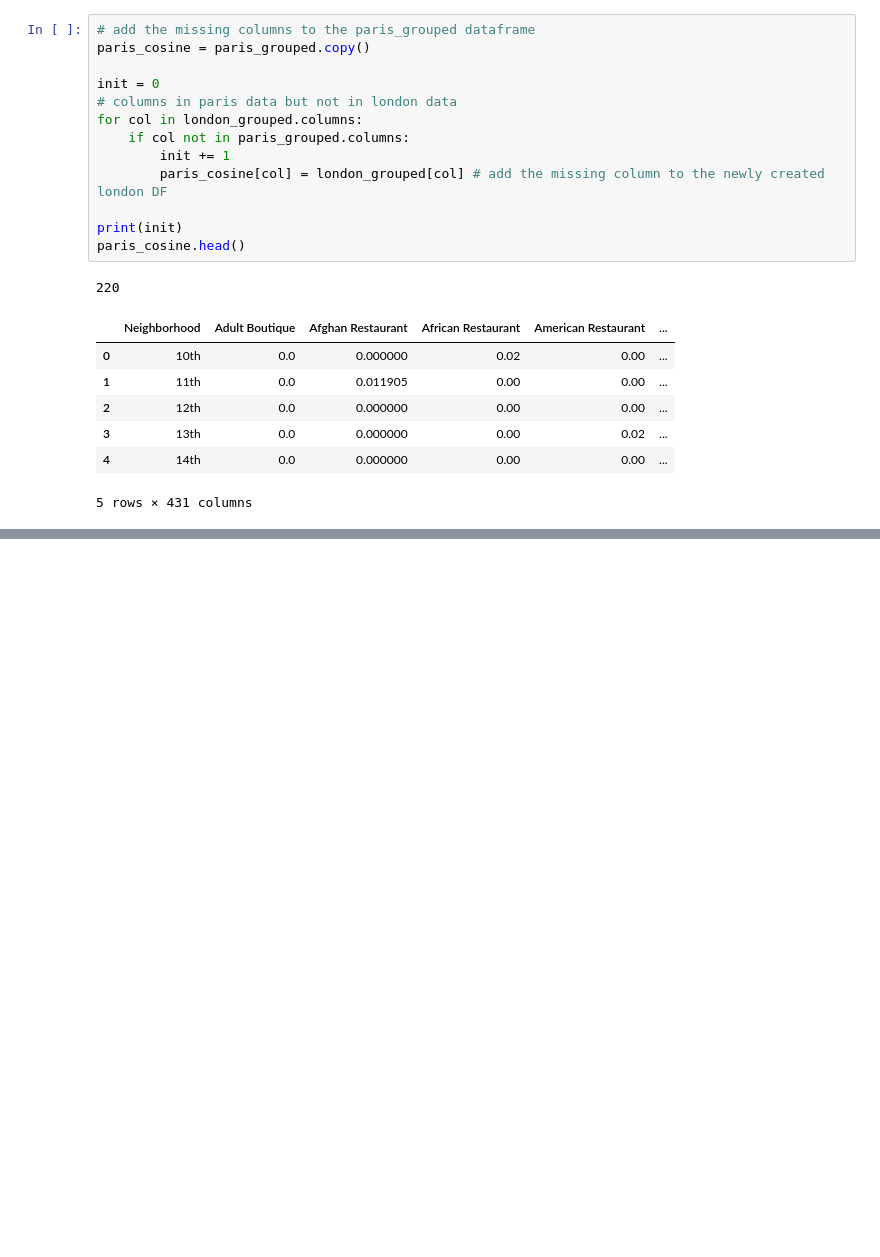
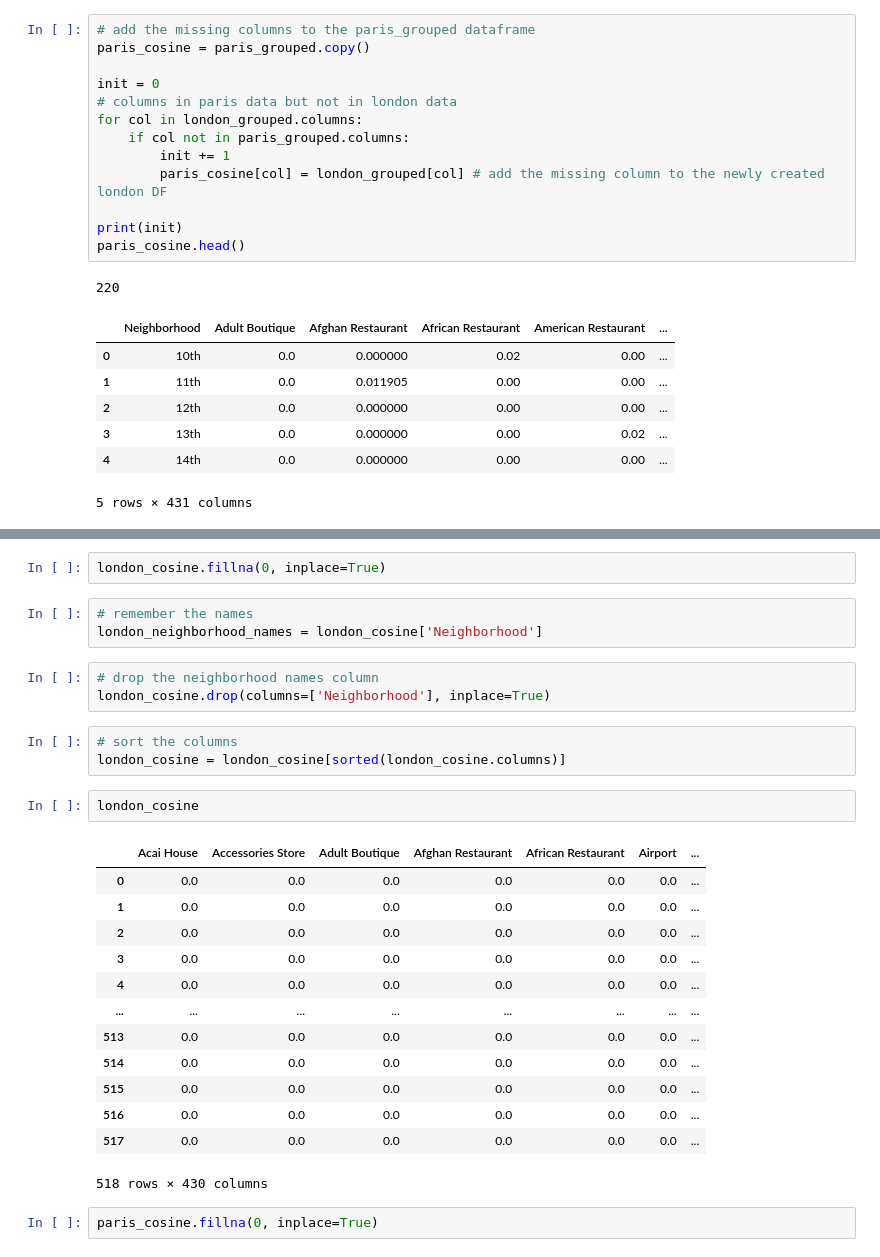
Before and after one commit to archiebye/Coursera_Capstone, a Jupyter notebook: Final_Project/Data_Analysis.ipynb, the cells around one changed output, grey strips where cells are left out. Cells and saved outputs as stored; diff of their text form; blank space fills up the shorter version.

```diff
--- a/Final_Project/Data_Analysis.ipynb
+++ b/Final_Project/Data_Analysis.ipynb
@@ -1333,0 +1371,29 @@ paris_cosine['Zoo Exhibit'].sum()
+# %%
+london_cosine.fillna(0, inplace=True)
+# %%
+# remember the names
+london_neighborhood_names = london_cosine['Neighborhood']
+# %%
+# drop the neighborhood names column
+london_cosine.drop(columns=['Neighborhood'], inplace=True)
+# %%
+# sort the columns
+london_cosine = london_cosine[sorted(london_cosine.columns)]
+# %%
+london_cosine
+# %% [output]
+|  | Acai House | Accessories Store | Adult Boutique | Afghan Restaurant | African Restaurant | Airport | ... |
+| 0 | 0.0 | 0.0 | 0.0 | 0.0 | 0.0 | 0.0 | ... |
+| 1 | 0.0 | 0.0 | 0.0 | 0.0 | 0.0 | 0.0 | ... |
+| 2 | 0.0 | 0.0 | 0.0 | 0.0 | 0.0 | 0.0 | ... |
+| 3 | 0.0 | 0.0 | 0.0 | 0.0 | 0.0 | 0.0 | ... |
+| 4 | 0.0 | 0.0 | 0.0 | 0.0 | 0.0 | 0.0 | ... |
+| ... | ... | ... | ... | ... | ... | ... | ... |
+| 513 | 0.0 | 0.0 | 0.0 | 0.0 | 0.0 | 0.0 | ... |
+| 514 | 0.0 | 0.0 | 0.0 | 0.0 | 0.0 | 0.0 | ... |
+| 515 | 0.0 | 0.0 | 0.0 | 0.0 | 0.0 | 0.0 | ... |
+| 516 | 0.0 | 0.0 | 0.0 | 0.0 | 0.0 | 0.0 | ... |
+| 517 | 0.0 | 0.0 | 0.0 | 0.0 | 0.0 | 0.0 | ... |
+518 rows × 430 columns
+# %%
+paris_cosine.fillna(0, inplace=True)
```
Also changed, not shown: parts of 22 cells of this notebook.
